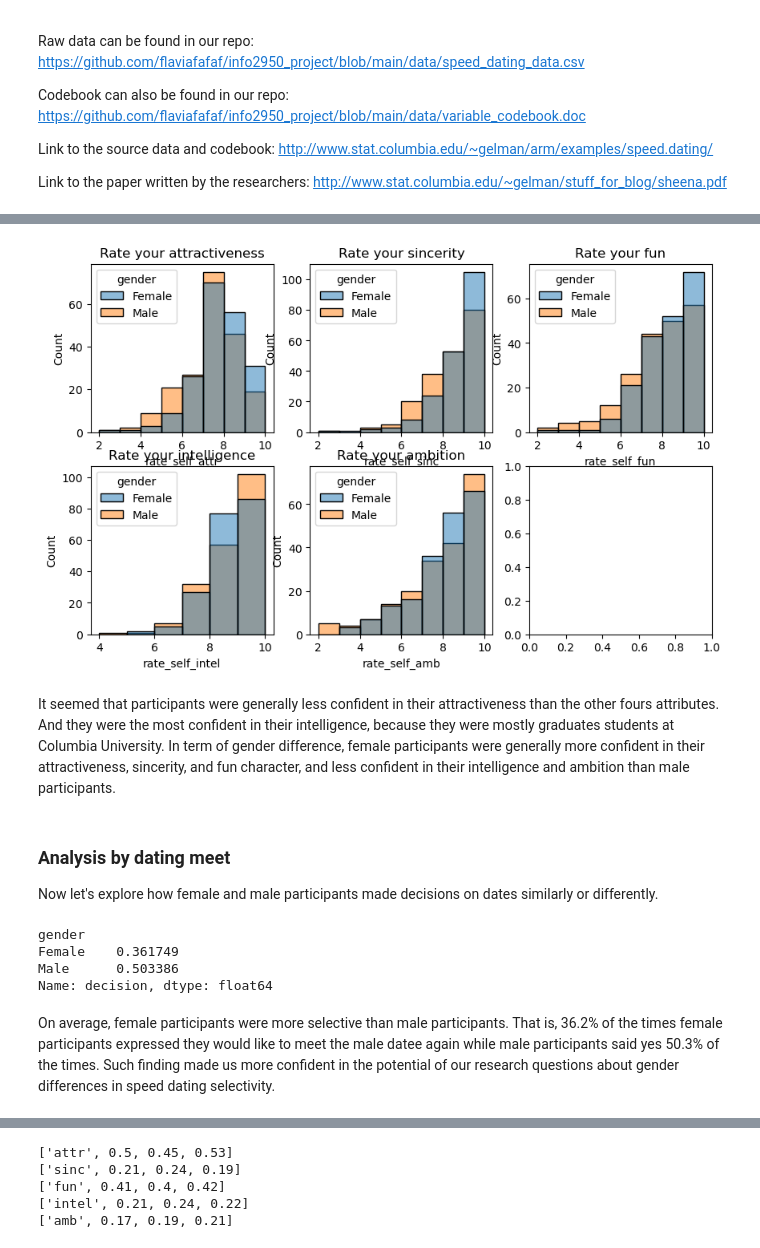
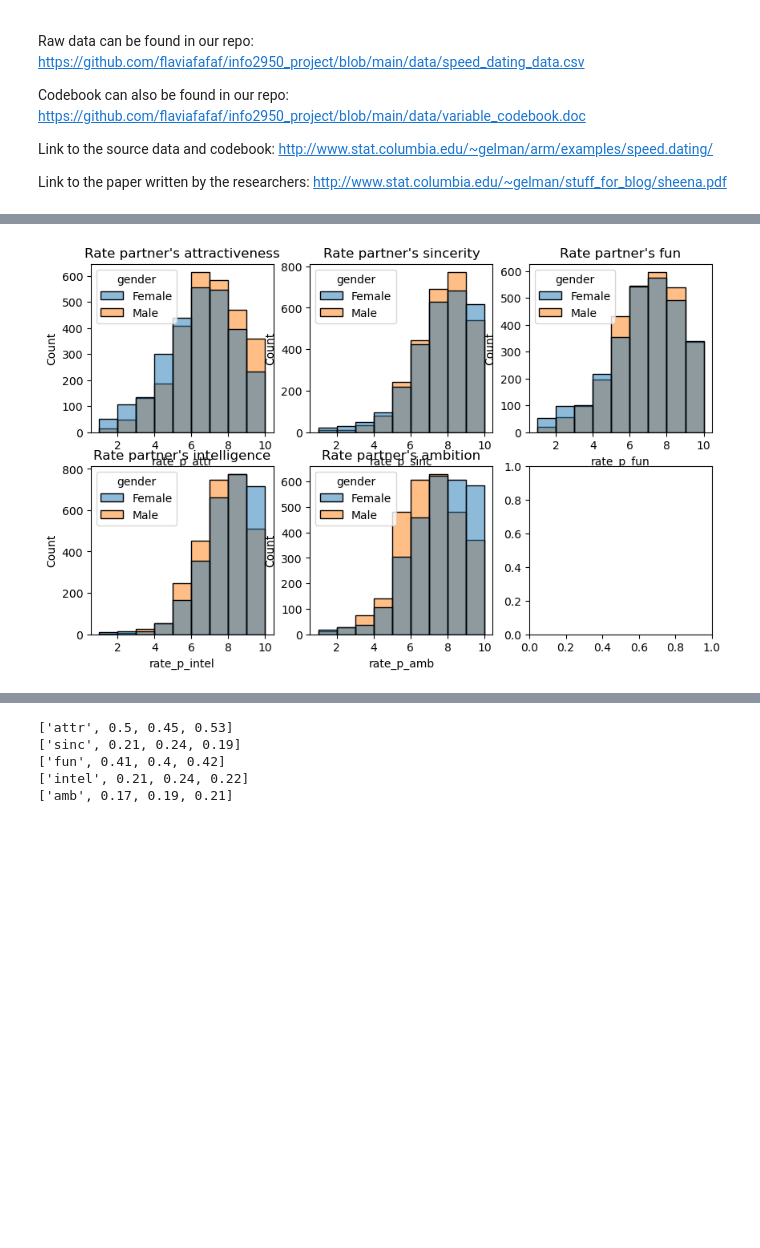
Before and after one commit to flaviafafa/speed_dating_project, a Jupyter notebook: final/Phase4.ipynb, the cells around one changed output, grey strips where cells are left out. Cells and saved outputs as stored; diff of their text form; code cells hidden in the pictures; blank space fills up the shorter version.

```diff
--- a/final/Phase4.ipynb
+++ b/final/Phase4.ipynb
@@ -246,10 +186,0 @@ max     42.000000
-# %%
-def draw_hist(numerical_var, bin_width):
-    plt.figure(figsize = (6, 4))
-    sns.histplot(data = dating_df_subject, x = numerical_var, binwidth = bin_width)
-    plt.title(f'Distribution of {numerical_var}')
-    plt.xlabel(numerical_var)
-    plt.ylabel('Frequency')
-    plt.show()
-
-draw_hist("age", 1)
@@ -278,33 +204,18 @@ Same problem here. Black/African American, Latino/Hispanic American, and interna
 # %%
 fig, axs = plt.subplots(ncols=3, nrows=2, figsize=(10,6))
 def draw_hist(numerical_var, bin_width, ax):
-    sns.histplot(data = dating_df_subject, x = numerical_var, binwidth = bin_width, hue = "gender", ax = ax)
+    sns.histplot(data = main_df, x = numerical_var, binwidth = bin_width, hue = "gender", ax = ax)
 
-axs[0][0].set_title("Rate your attractiveness")
-axs[0][1].set_title("Rate your sincerity")
-axs[0][2].set_title("Rate your fun")
-axs[1][0].set_title("Rate your intelligence")
-axs[1][1].set_title("Rate your ambition")
+axs[0][0].set_title("Rate partner's attractiveness")
+axs[0][1].set_title("Rate partner's sincerity")
+axs[0][2].set_title("Rate partner's fun")
+axs[1][0].set_title("Rate partner's intelligence")
+axs[1][1].set_title("Rate partner's ambition")
 
-draw_hist("rate_self_attr", 1, axs[0,0])
-draw_hist("rate_self_sinc", 1, axs[0,1])
-draw_hist("rate_self_fun", 1, axs[0,2])
-draw_hist("rate_self_intel", 1, axs[1,0])
-draw_hist("rate_self_amb", 1, axs[1,1])
+draw_hist("rate_p_attr", 1, axs[0,0])
+draw_hist("rate_p_sinc", 1, axs[0,1])
+draw_hist("rate_p_fun", 1, axs[0,2])
+draw_hist("rate_p_intel", 1, axs[1,0])
+draw_hist("rate_p_amb", 1, axs[1,1])
 # %% [output]
-[figure, old version]
+[figure, new version]
-# %% [markdown]
-It seemed that participants were generally less confident in their attractiveness than the other fours attributes. And they were the most confident in their intelligence, because they were mostly graduates students at Columbia University. In term of gender difference, female participants were generally more confident in their attractiveness, sincerity, and fun character, and less confident in their intelligence and ambition than male participants.
-# %% [markdown]
-### Analysis by dating meet
-
-Now let's explore how female and male participants made decisions on dates similarly or differently.
-# %%
-dating_df.groupby("gender")["decision"].mean()
-# %% [output]
-gender
-Female    0.361749
-Male      0.503386
-Name: decision, dtype: float64
-# %% [markdown]
-On average, female participants were more selective than male participants. That is, 36.2% of the times female participants expressed they would like to meet the male datee again while male participants said yes 50.3% of the times. Such finding made us more confident in the potential of our research questions about gender differences in speed dating selectivity.
```
Also changed, not shown: parts of 104 cells of this notebook, 1 other file.
